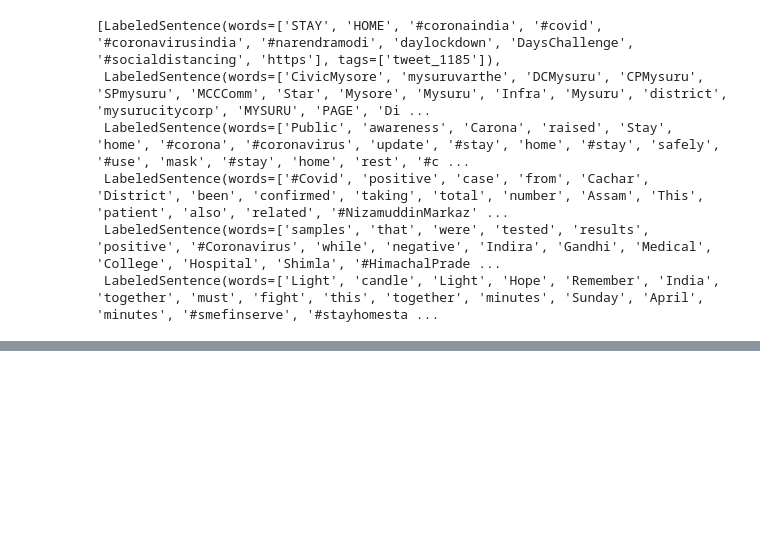
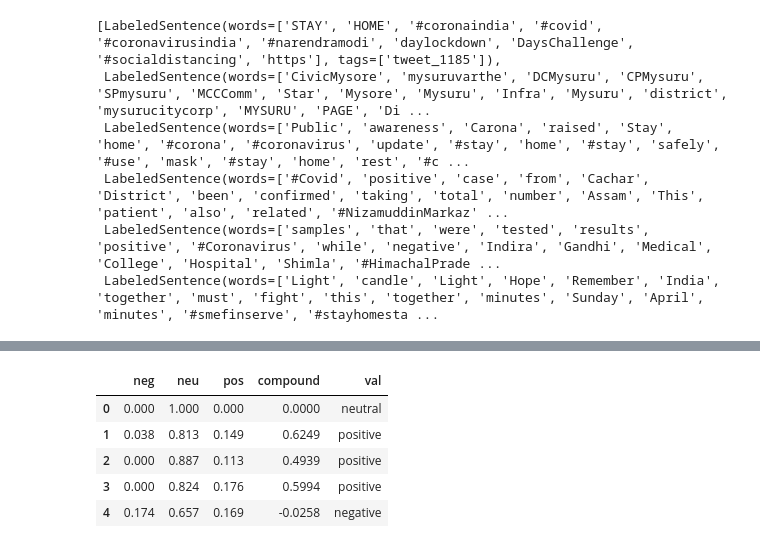
Before and after one commit to ShubhangiSoni1603/Sentimental_analysis_twitter_IN, a Jupyter notebook: Untitled3.ipynb, the cells around one changed output, grey strips where cells are left out. Drawn from its saved outputs; the diff is of its cells as text; code cells hidden in the pictures; blank space fills up the shorter version.

```diff
--- a/Untitled3.ipynb
+++ b/Untitled3.ipynb
@@ -568,0 +583,11 @@ AttributeError: ignored
+# %%
+
+sentimental_score['val'] = sentimental_score['compound'].apply(lambda x: 'neutral' if x == 0 else ('positive' if x > 0 else 'negative'))
+sentimental_score.head()
+# %% [output]
+|  | neg | neu | pos | compound | val |
+| 0 | 0.000 | 1.000 | 0.000 | 0.0000 | neutral |
+| 1 | 0.038 | 0.813 | 0.149 | 0.6249 | positive |
+| 2 | 0.000 | 0.887 | 0.113 | 0.4939 | positive |
+| 3 | 0.000 | 0.824 | 0.176 | 0.5994 | positive |
+| 4 | 0.174 | 0.657 | 0.169 | -0.0258 | negative |
```
Also changed, not shown: parts of 22 cells of this notebook.
